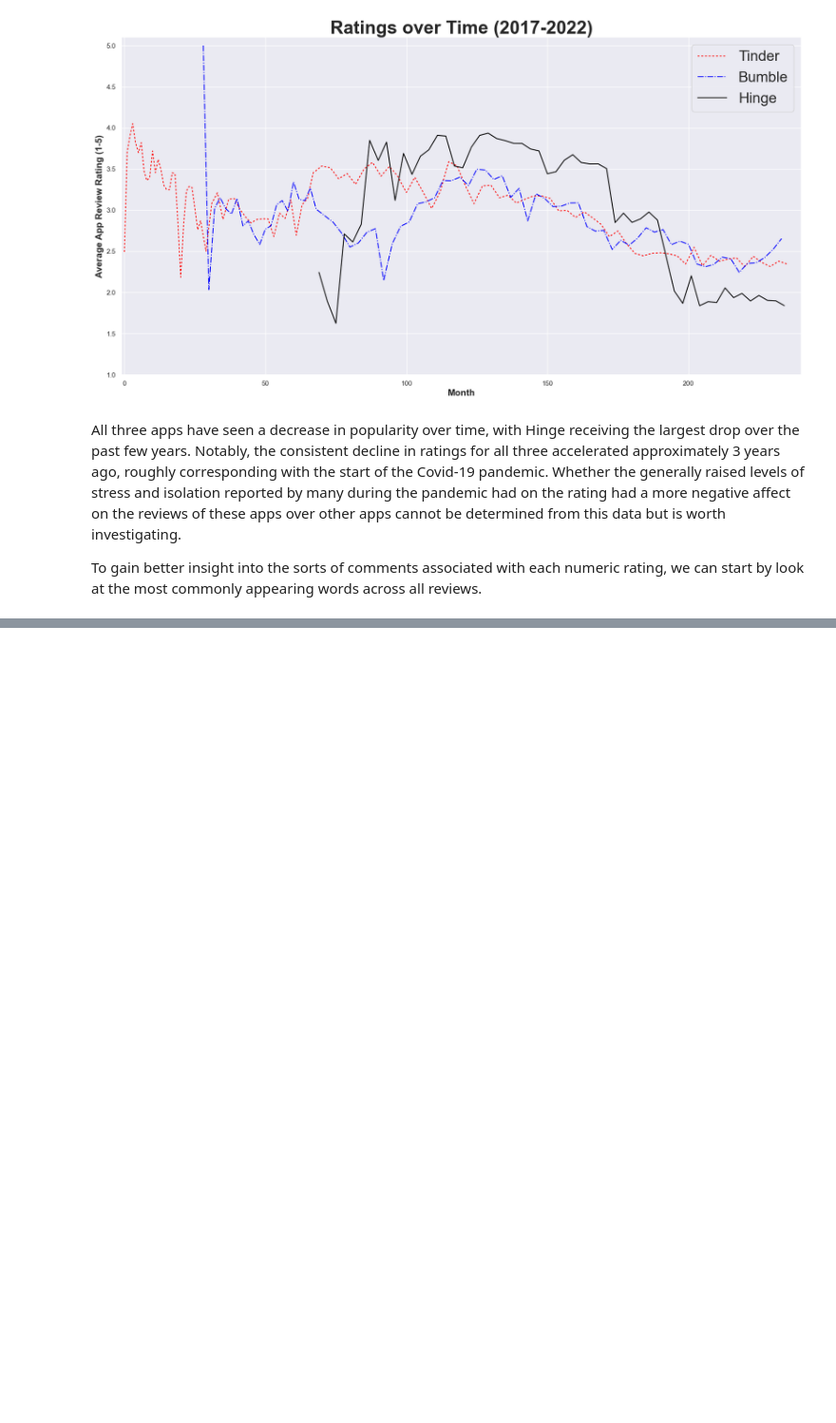
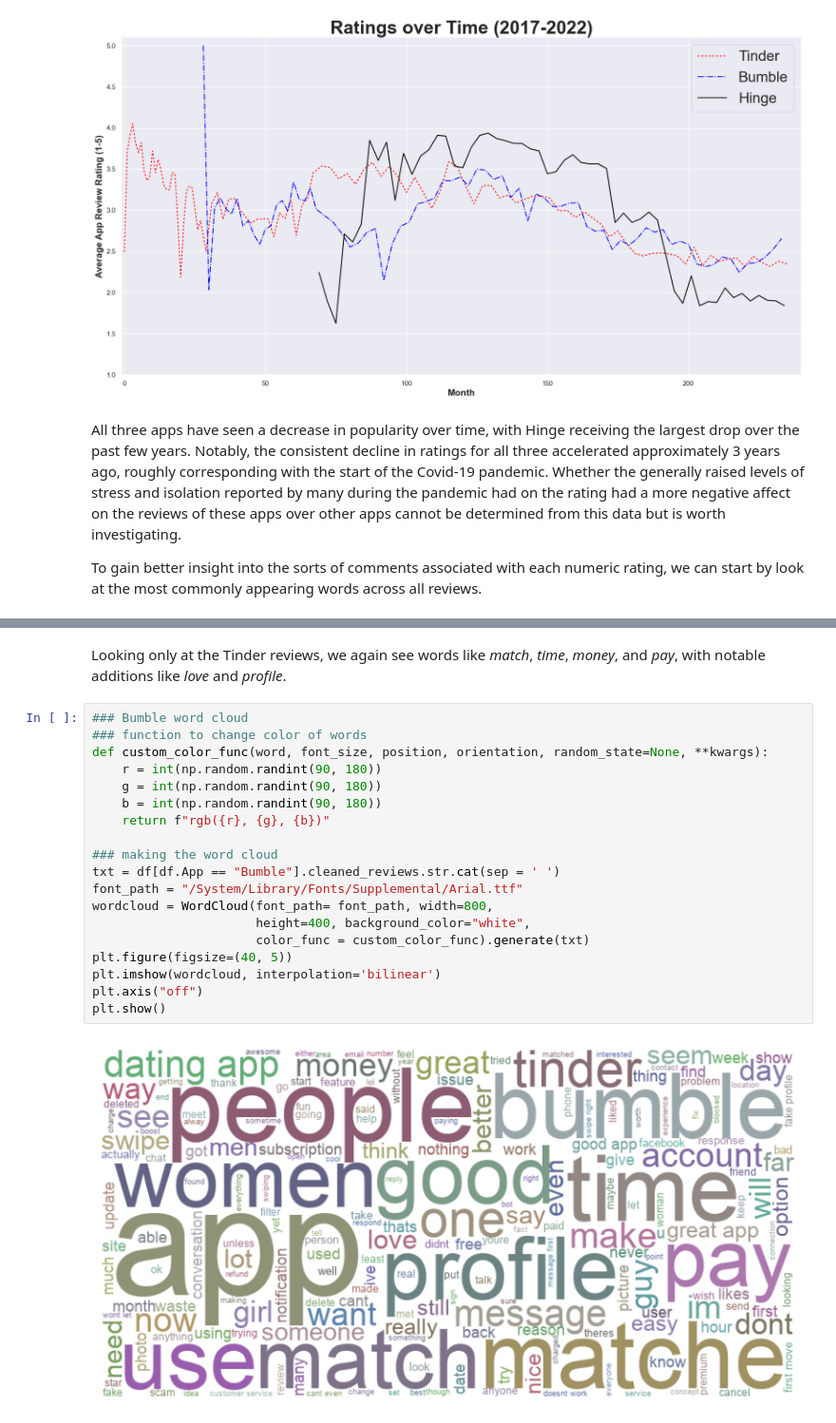
Before and after one commit to the-ethical-ai/Dating_Apps, a Jupyter notebook: dating_app_reviews.ipynb, the cells around one changed output, grey strips where cells are left out. Shown at 95% size. Cells and saved outputs as stored; diff of their text form; blank space fills up the shorter version.

```diff
--- a/dating_app_reviews.ipynb
+++ b/dating_app_reviews.ipynb
@@ -348,0 +387,23 @@ plt.show()
+# %% [markdown]
+Looking only at the Tinder reviews, we again see words like *match*, *time*, *money*, and *pay*, with notable additions like *love* and *profile*.
+# %%
+### Bumble word cloud
+### function to change color of words
+def custom_color_func(word, font_size, position, orientation, random_state=None, **kwargs):
+    r = int(np.random.randint(90, 180))
+    g = int(np.random.randint(90, 180))
+    b = int(np.random.randint(90, 180))
+    return f"rgb({r}, {g}, {b})"
+
+### making the word cloud
+txt = df[df.App == "Bumble"].cleaned_reviews.str.cat(sep = ' ')
+font_path = "/System/Library/Fonts/Supplemental/Arial.ttf"
+wordcloud = WordCloud(font_path= font_path, width=800,
+                      height=400, background_color="white",
+                      color_func = custom_color_func).generate(txt)
+plt.figure(figsize=(40, 5))
+plt.imshow(wordcloud, interpolation='bilinear')
+plt.axis("off")
+plt.show()
+# %% [output]
+[figure, added]
```
Also changed, not shown: parts of 9 cells of this notebook.
